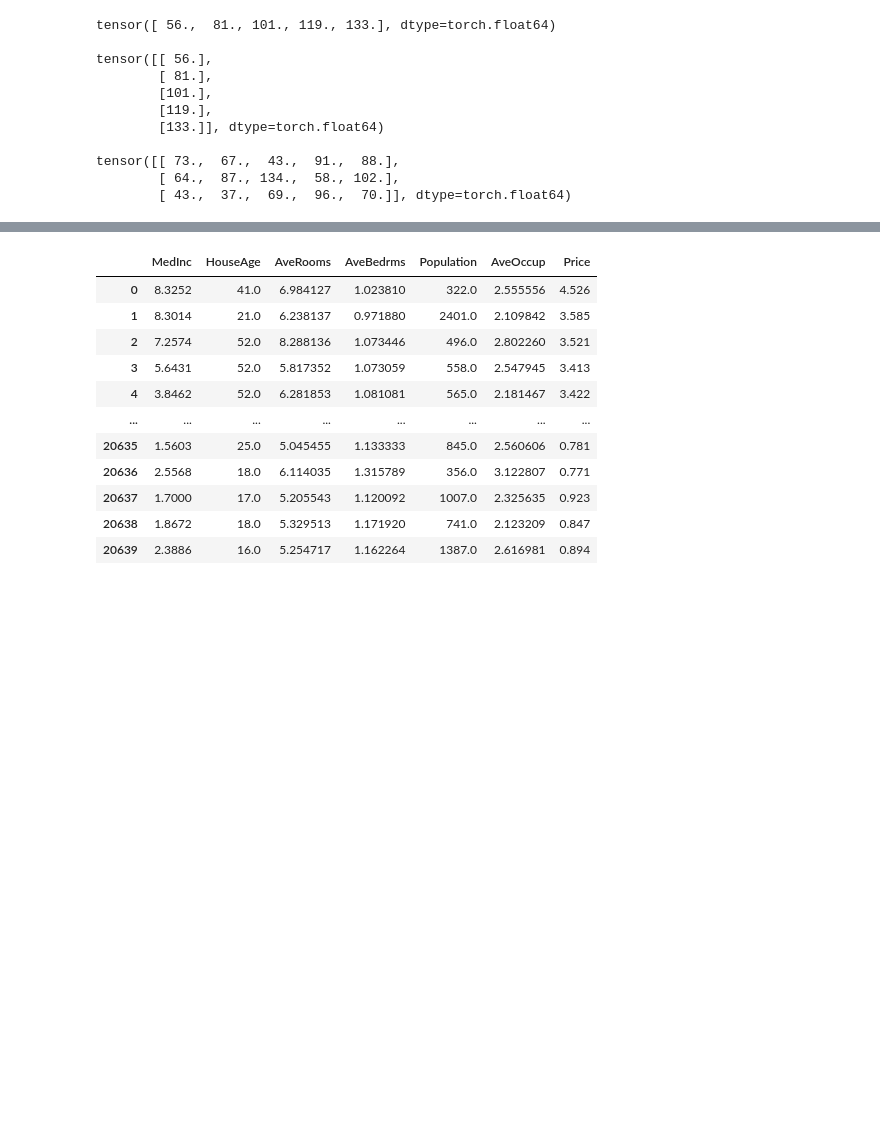
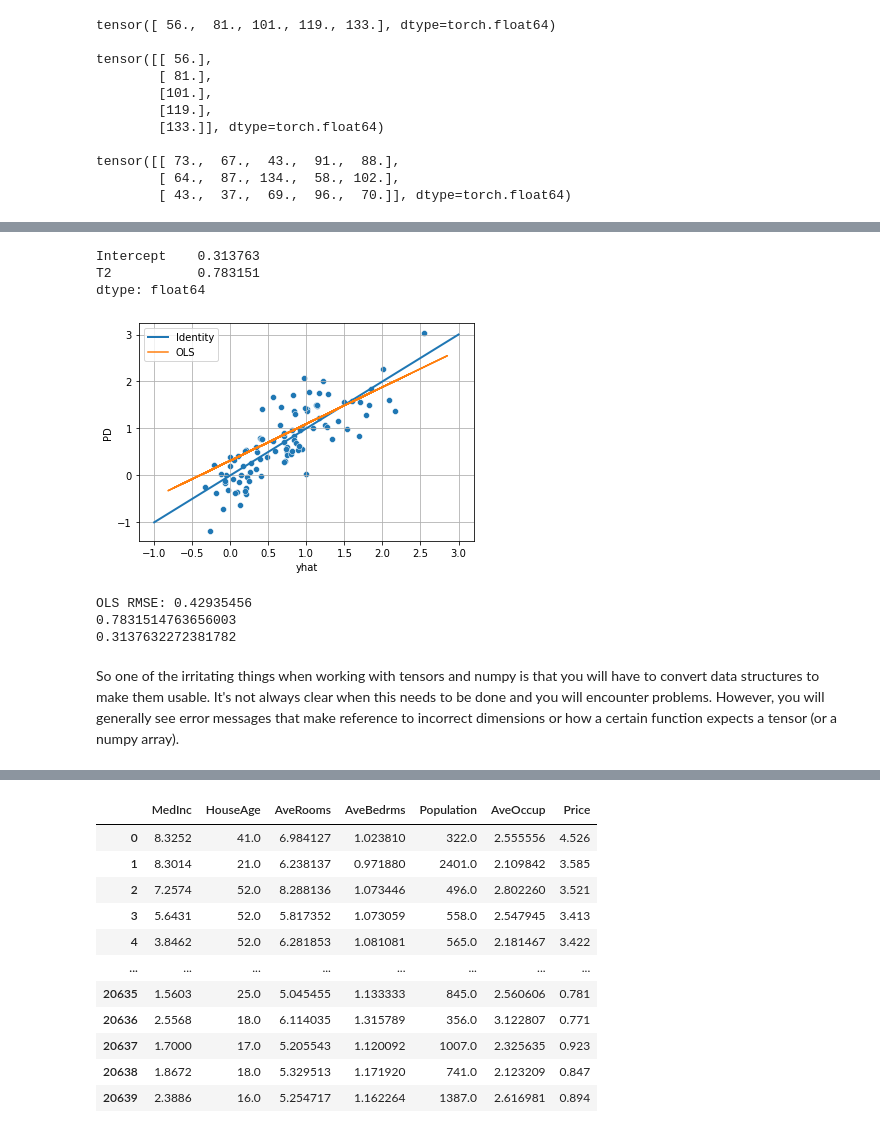
Before and after one commit to steviep42/bios_534, a Jupyter notebook: torch_regression.ipynb, the cells around one changed output, grey strips where cells are left out. Saved outputs shown, nothing was run; the diff lists cells and outputs as text; code cells hidden in the pictures; blank space fills up the shorter version.

```diff
--- a/torch_regression.ipynb
+++ b/torch_regression.ipynb
@@ -140,0 +201,3 @@ tensor([[ 73.,  67.,  43.,  91.,  88.],
+# %%
+fit = smf.ols('PD ~ T2',data=imaging).fit()
+fit.summary()
@@ -140,0 +224,44 @@ tensor([[ 73.,  67.,  43.,  91.,  88.],
+# %%
+# Extract the found parameters which correspond to an intercept and a slope
+fit.params
+# %% [output]
+Intercept    0.313763
+T2           0.783151
+dtype: float64
+# %%
+from sklearn.metrics import mean_squared_error
+from math import sqrt
+m = fit.params.T2
+b = fit.params.Intercept
+# Get the predicted y values which are approxomations of the actual u values
+yhat = fit.predict(imaging['T2'])
+
+# Plot the
+sns.scatterplot(x=yhat,y=imaging['PD'])
+plt.plot([-1,3],[-1,3],linewidth=2)
+
+#add linear regression line to scatterplot
+plt.plot(imaging['T2'], m*imaging['T2'] + b)
+plt.xlabel("yhat")
+plt.legend(['Identity','OLS'])
+plt.grid()
+# %% [output]
+[figure, added]
+# %%
+#calculate RMSE
+rmse = sqrt(mean_squared_error(imaging['PD'], m*imaging['T2'] + b))
+print(f'OLS RMSE: {rmse:.8f}')
+
+
+# Extract the slope m and intercept b from the model
+m = fit.params.T2
+b = fit.params.Intercept
+
+print(m)
+print(b)
+# %% [output]
+OLS RMSE: 0.42935456
+0.7831514763656003
+0.3137632272381782
+# %% [markdown]
+So one of the irritating things when working with tensors and numpy is that you will have to convert data structures to make them usable. It's not always clear when this needs to be done and you will encounter problems. However, you will generally see error messages that make reference to incorrect dimensions or how a certain function expects a tensor (or a numpy array).
```
Also changed, not shown: parts of 69 cells of this notebook.
